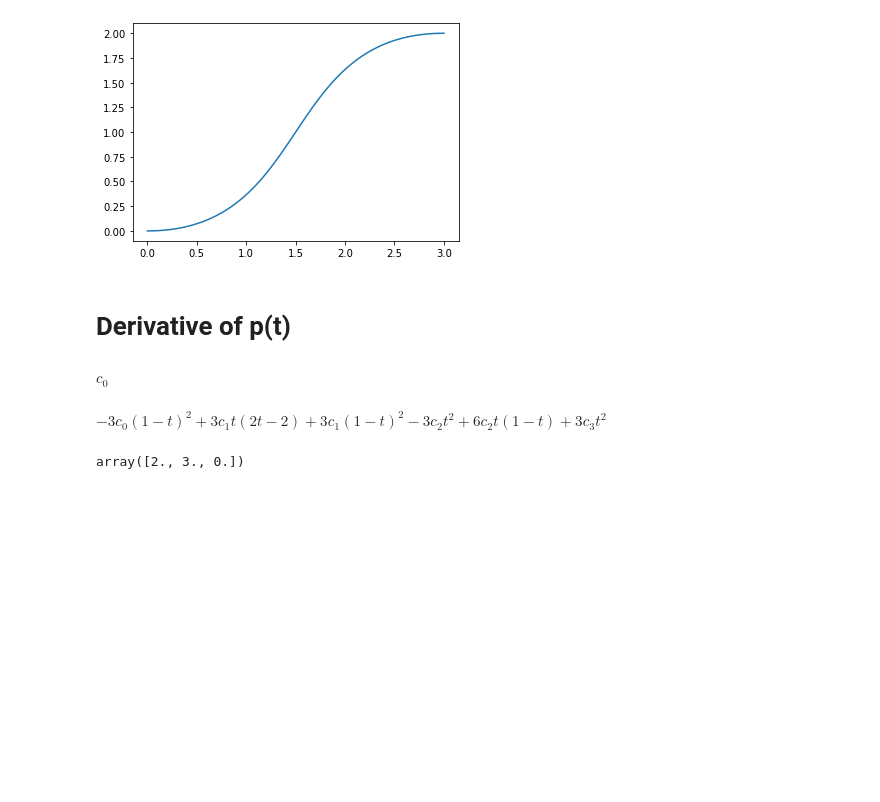
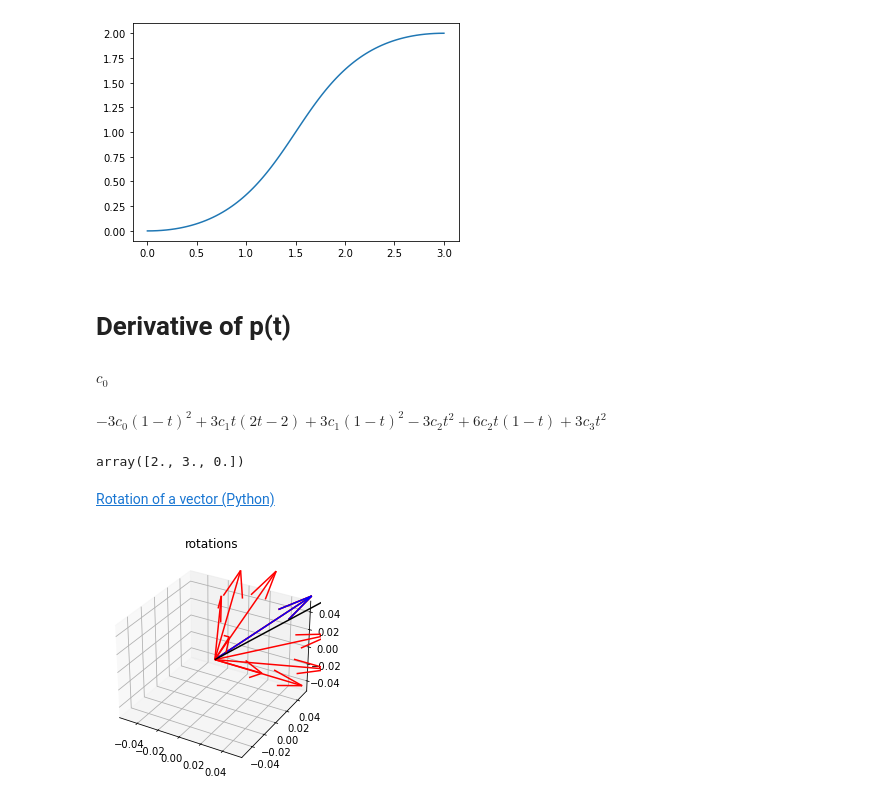
Before and after one commit to gregnordin/openscad_for_microfluidics, a Jupyter notebook: polychannel/develop/try_3D_Bezier.ipynb, the cells around one changed output. Drawn from its saved outputs; the diff is of its cells as text; code cells hidden in the pictures; blank space fills up the shorter version.

Commit message:
Work on cubic Bezier curve between two 3D points

```diff
--- a/polychannel/develop/try_3D_Bezier.ipynb
+++ b/polychannel/develop/try_3D_Bezier.ipynb
@@ -69,3 +69,36 @@ ax.set_aspect(aspect=1)
 # ax.scatter(pt[:, 0], pt[:, 1])
 ax.plot(pt[:, 0], pt[:, 1]);
 # ax.quiver()
+# %% [markdown]
+[Rotation of a vector (Python)](https://stackoverflow.com/questions/48265646/rotation-of-a-vector-python)
+# %%
+import numpy as np
+import matplotlib.pyplot as plt
+from mpl_toolkits.mplot3d import Axes3D
+import matplotlib
+def rotve(v,erot,angle):
+    rotmeasure=np.linalg.norm(erot)
+    erot=erot/rotmeasure;
+    norme=np.dot(v,erot)
+    vplane=v-norme*erot
+    plnorm=np.linalg.norm(vplane)
+    ep=vplane/plnorm
+    eo=np.cross(erot,ep)
+    vrot=(np.cos(angle)*ep+np.sin(angle)*eo)*plnorm+norme*erot
+    return(vrot)
+# %%
+axrot=np.array([1,0,1]); v=np.array([1.,1.,1.])
+fig3 = plt.figure(3)
+ax3d = fig3.add_subplot(111, projection='3d')
+ax3d.quiver(0,0,0,axrot[0],axrot[1],axrot[2],length=.5, normalize=True, color='black')
+
+angles=np.linspace(0,2,10)*np.pi
+for i in range(len(angles)):
+    vrot=rotve(v,axrot,angles[i]);
+    ax3d.quiver(0,0,0,vrot[0],vrot[1],vrot[2],length=.1, normalize=True, color='red')
+ax3d.quiver(0,0,0,v[0],v[1],v[2],length=.1, normalize=True, color='blue')
+ax3d.set_title('rotations')
+fig3.show()
+plt.show()
+# %% [output]
+[figure, added]
```
Also changed, not shown: parts of 1 cell of this notebook, 1 other file.
